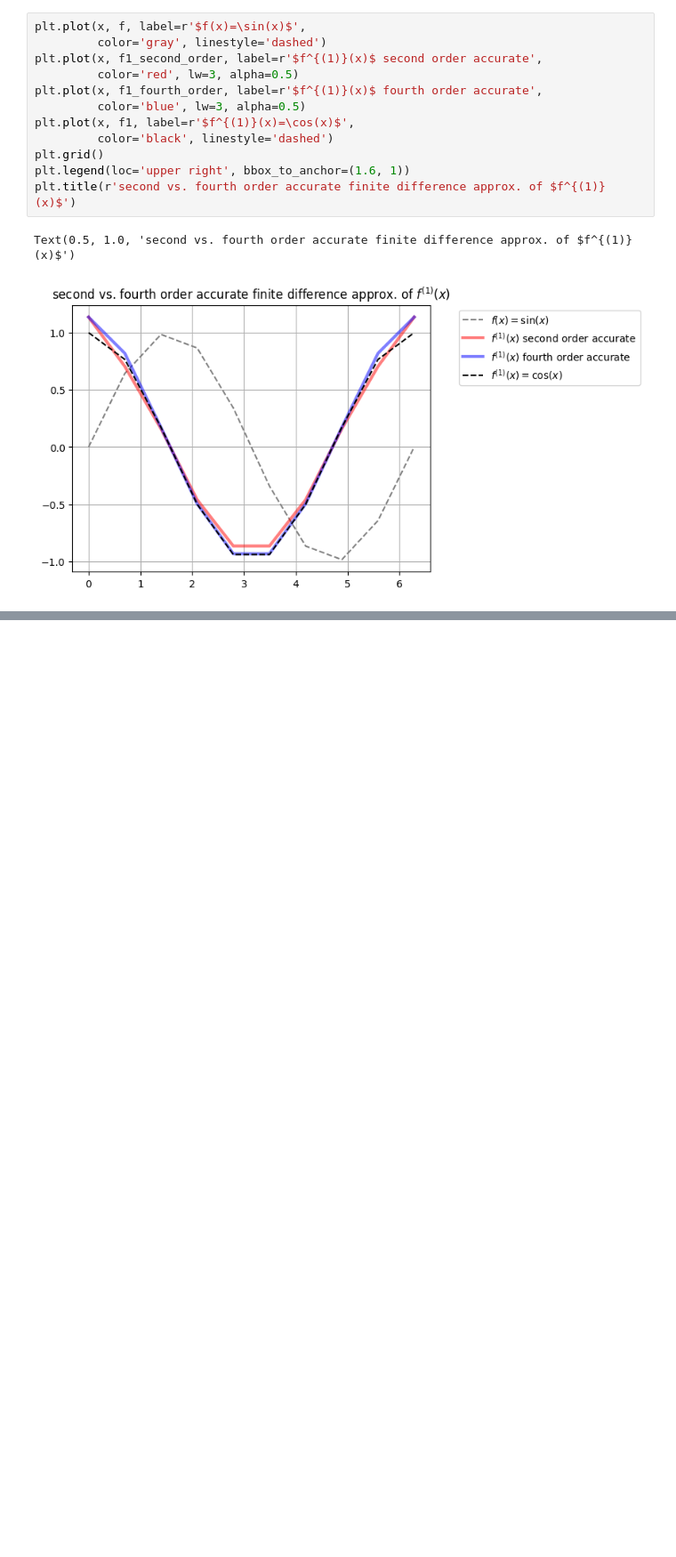
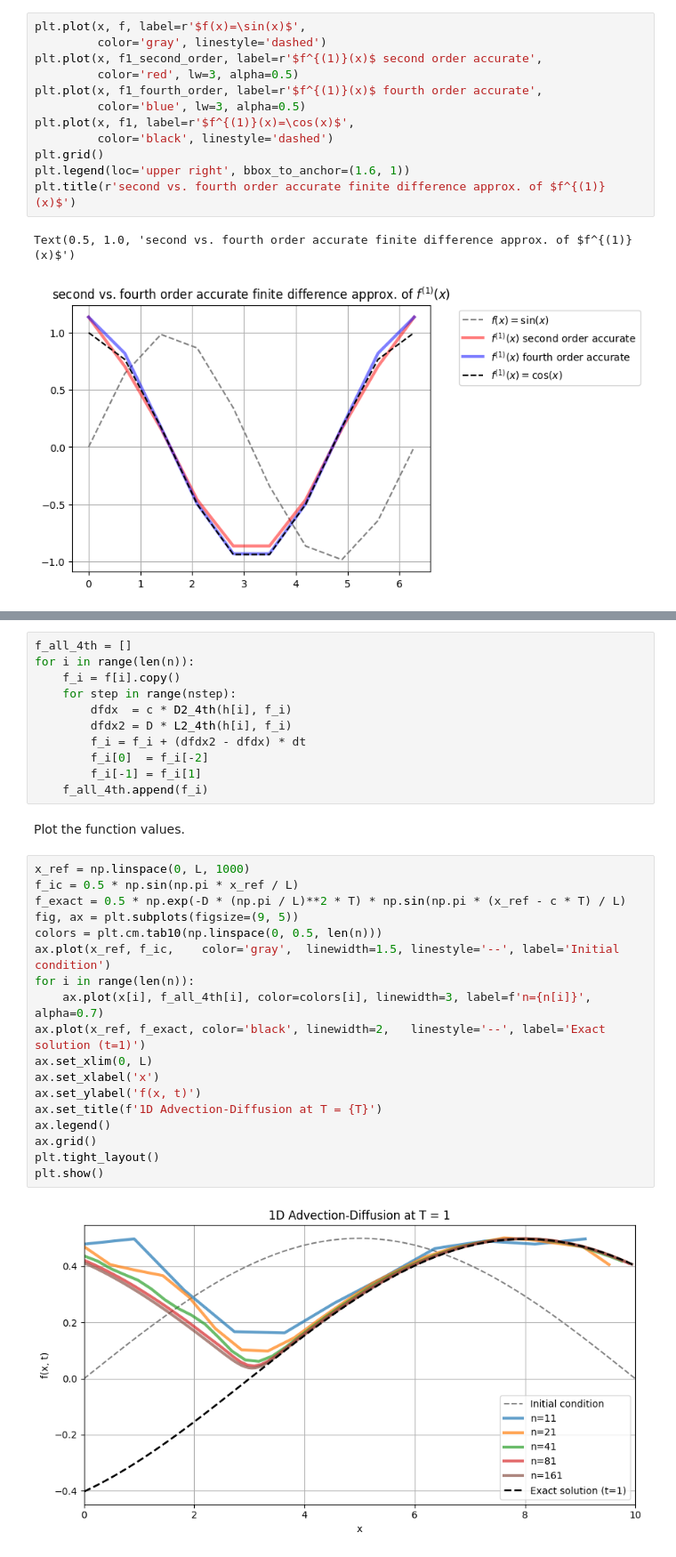
Before and after one commit to jadenmecham/ME-793-CFD, a Jupyter notebook: HW2.ipynb, the cells around one changed output, grey strips where cells are left out. Shown at 89% size. Saved outputs shown, nothing was run; the diff lists cells and outputs as text; blank space fills up the shorter version.

```diff
--- a/HW2.ipynb
+++ b/HW2.ipynb
@@ -88,0 +274,33 @@ Text(0.5, 1.0, 'second vs. fourth order accurate finite difference approx. of $f
+# %%
+f_all_4th = []
+for i in range(len(n)):
+    f_i = f[i].copy()
+    for step in range(nstep):
+        dfdx  = c * D2_4th(h[i], f_i)
+        dfdx2 = D * L2_4th(h[i], f_i)
+        f_i = f_i + (dfdx2 - dfdx) * dt
+        f_i[0]  = f_i[-2]
+        f_i[-1] = f_i[1]
+    f_all_4th.append(f_i)
+# %% [markdown]
+Plot the function values.
+# %%
+x_ref = np.linspace(0, L, 1000)
+f_ic = 0.5 * np.sin(np.pi * x_ref / L)
+f_exact = 0.5 * np.exp(-D * (np.pi / L)**2 * T) * np.sin(np.pi * (x_ref - c * T) / L)
+fig, ax = plt.subplots(figsize=(9, 5))
+colors = plt.cm.tab10(np.linspace(0, 0.5, len(n)))
+ax.plot(x_ref, f_ic,    color='gray',  linewidth=1.5, linestyle='--', label='Initial condition')
+for i in range(len(n)):
+    ax.plot(x[i], f_all_4th[i], color=colors[i], linewidth=3, label=f'n={n[i]}', alpha=0.7)
+ax.plot(x_ref, f_exact, color='black', linewidth=2,   linestyle='--', label='Exact solution (t=1)')
+ax.set_xlim(0, L)
+ax.set_xlabel('x')
+ax.set_ylabel('f(x, t)')
+ax.set_title(f'1D Advection-Diffusion at T = {T}')
+ax.legend()
+ax.grid()
+plt.tight_layout()
+plt.show()
+# %% [output]
+[figure, added]
```
Also changed, not shown: parts of 30 cells of this notebook.
